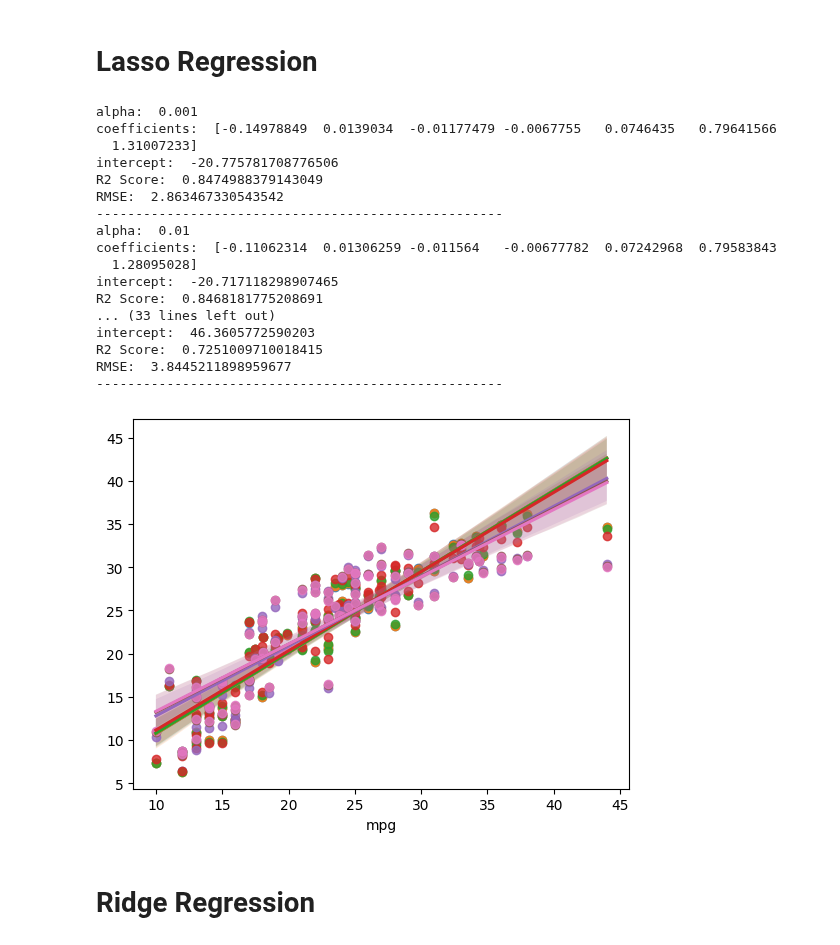
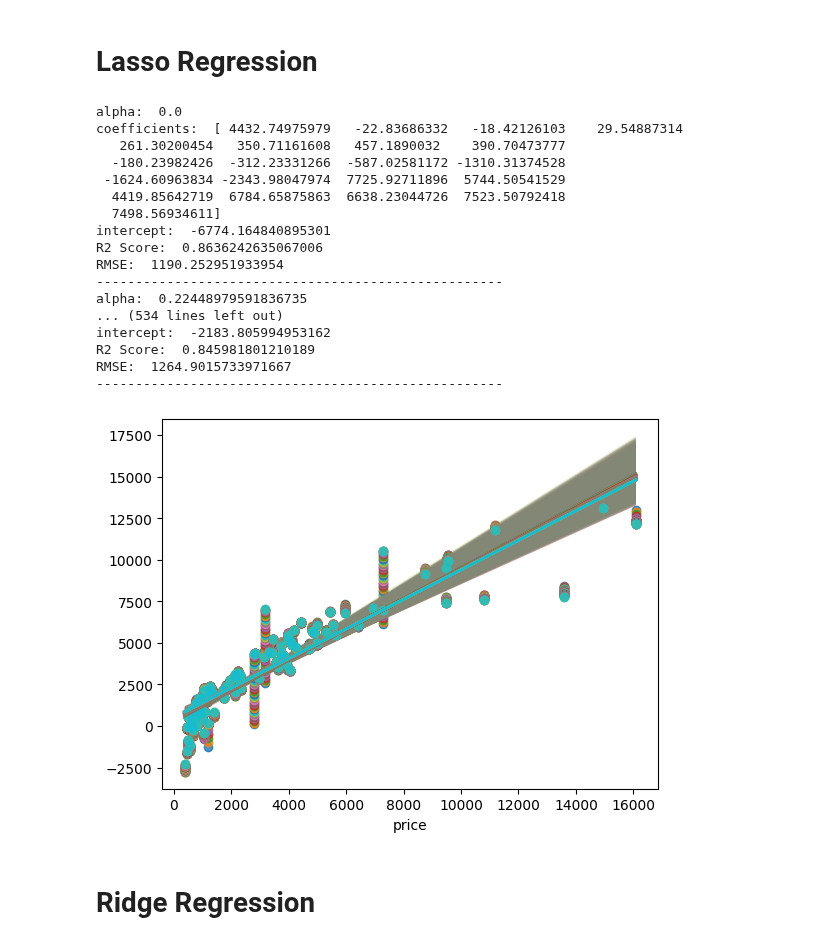
Before and after one commit to Harsh502s/ML-Assignments, a Jupyter notebook: ML-MF Pesentation/Presentation copy.ipynb, the cells around one changed output. Drawn from its saved outputs; the diff is of its cells as text; code cells hidden in the pictures.

```diff
--- a/ML-MF Pesentation/Presentation copy.ipynb
+++ b/ML-MF Pesentation/Presentation copy.ipynb
@@ -105,0 +23,7 @@ sns.heatmap(df.corr(), annot=True, fmt=".2f")
+# %%
+# Read the dataset
+df = pd.read_csv("diamonds.csv")
+
+# Taking a random sample of 1000 observations from the dataset
+df = df.sample(n=500, random_state=69)
+df.head()
@@ -105,0 +37,6 @@ sns.heatmap(df.corr(), annot=True, fmt=".2f")
+# %%
+# Taking a random sample of 1000 observations from the dataset
+
+df = df.sample(n=500, random_state=69)
+
+df.head()
@@ -106,6 +71,10 @@ sns.heatmap(df.corr(), annot=True, fmt=".2f")
 # %%
+from sklearn.model_selection import train_test_split
+
+X = df.drop(["price"], axis=1)
+y = df["price"]
+
 # split the data into training and testing sets
-from sklearn.model_selection import train_test_split
 
 X_train, X_test, y_train, y_test = train_test_split(
     X, y, test_size=0.2, random_state=42
@@ -115,36 +111,36 @@ X_train, X_test, y_train, y_test = train_test_split(
 # %%
 # Apply Lasso Regression and print the coefficients and the intercept of the model
 r2_lasso = {}
-for aplha in [0.001, 0.01, 0.1, 1, 10, 50, 100]:
+for aplha in np.linspace(0, 11, 50):
     lasso = Lasso(alpha=aplha)
     lasso.fit(X_train, y_train)
     print("alpha: ", aplha)
     print("coefficients: ", lasso.coef_)
     print("intercept: ", lasso.intercept_)
     print("R2 Score: ", r2_score(y_test, lasso.predict(X_test)))
     r2_lasso[aplha] = r2_score(y_test, lasso.predict(X_test))
     print("RMSE: ", np.sqrt(mean_squared_error(y_test, lasso.predict(X_test))))
     print("----------------------------------------------------")
     sns.regplot(x=y_test, y=lasso.predict(X_test))
 # %% [output]
-alpha:  0.001
-coefficients:  [-0.14978849  0.0139034  -0.01177479 -0.0067755   0.0746435   0.79641566
-  1.31007233]
-intercept:  -20.775781708776506
-R2 Score:  0.8474988379143049
-RMSE:  2.863467330543542
+alpha:  0.0
+coefficients:  [ 4432.74975979   -22.83686332   -18.42126103    29.54887314
+   261.30200454   350.71161608   457.1890032    390.70473777
+  -180.23982426  -312.23331266  -587.02581172 -1310.31374528
+ -1624.60963834 -2343.98047974  7725.92711896  5744.50541529
+  4419.85642719  6784.65875863  6638.23044726  7523.50792418
+  7498.56934611]
+intercept:  -6774.164840895301
+R2 Score:  0.8636242635067006
+RMSE:  1190.252951933954
 ----------------------------------------------------
-alpha:  0.01
-coefficients:  [-0.11062314  0.01306259 -0.011564   -0.00677782  0.07242968  0.79583843
-  1.28095028]
-intercept:  -20.717118298907465
-R2 Score:  0.8468181775208691
-... (33 lines left out)
-intercept:  46.3605772590203
-R2 Score:  0.7251009710018415
-RMSE:  3.8445211898959677
+alpha:  0.22448979591836735
+... (534 lines left out)
+intercept:  -2183.805994953162
+R2 Score:  0.845981801210189
+RMSE:  1264.9015733971667
 ----------------------------------------------------
-[figure, old version]
+[figure, new version]
 # %% [markdown]
 # Ridge Regression
 # %%
```
Also changed, not shown: parts of 33 cells of this notebook, 1 other file.
